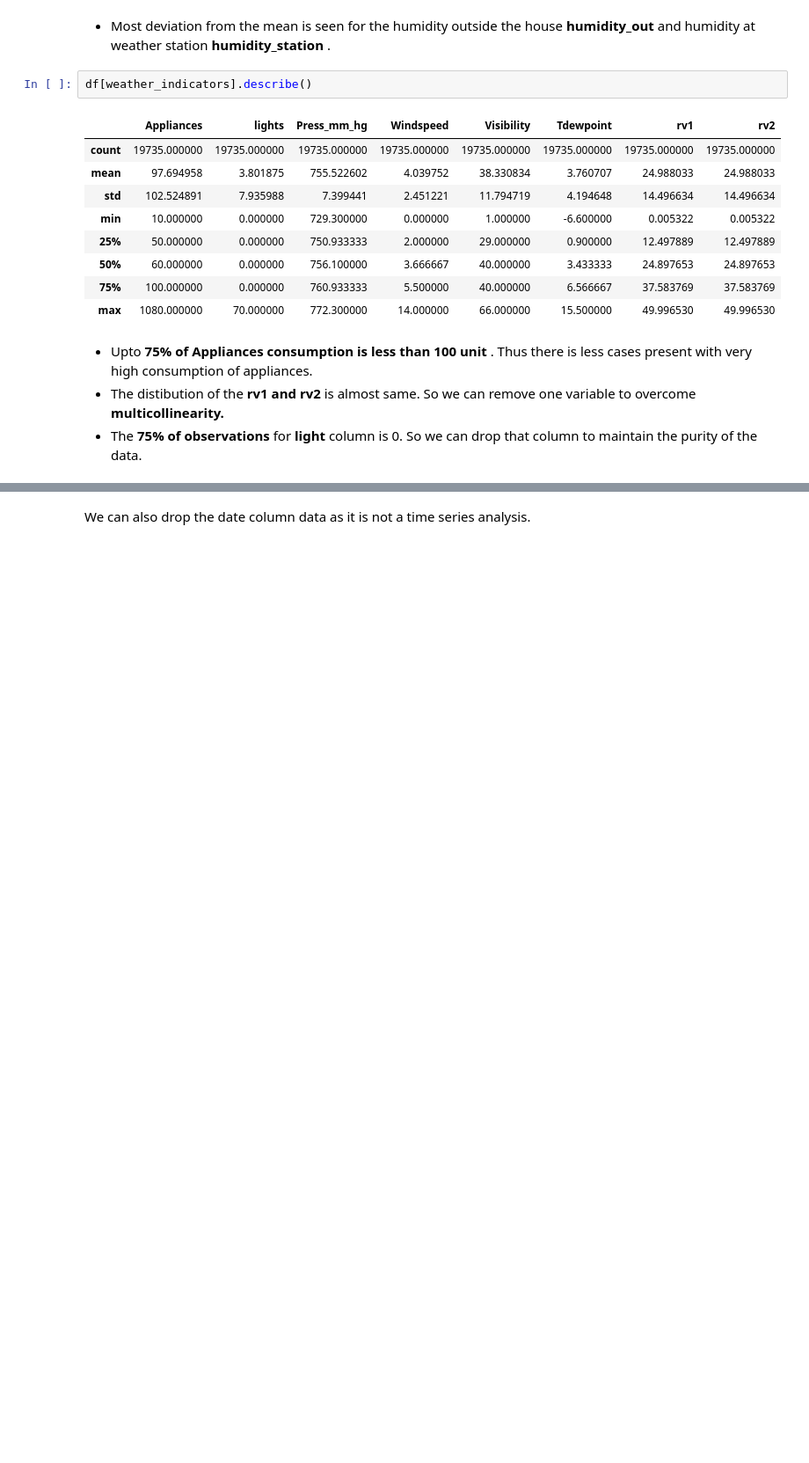
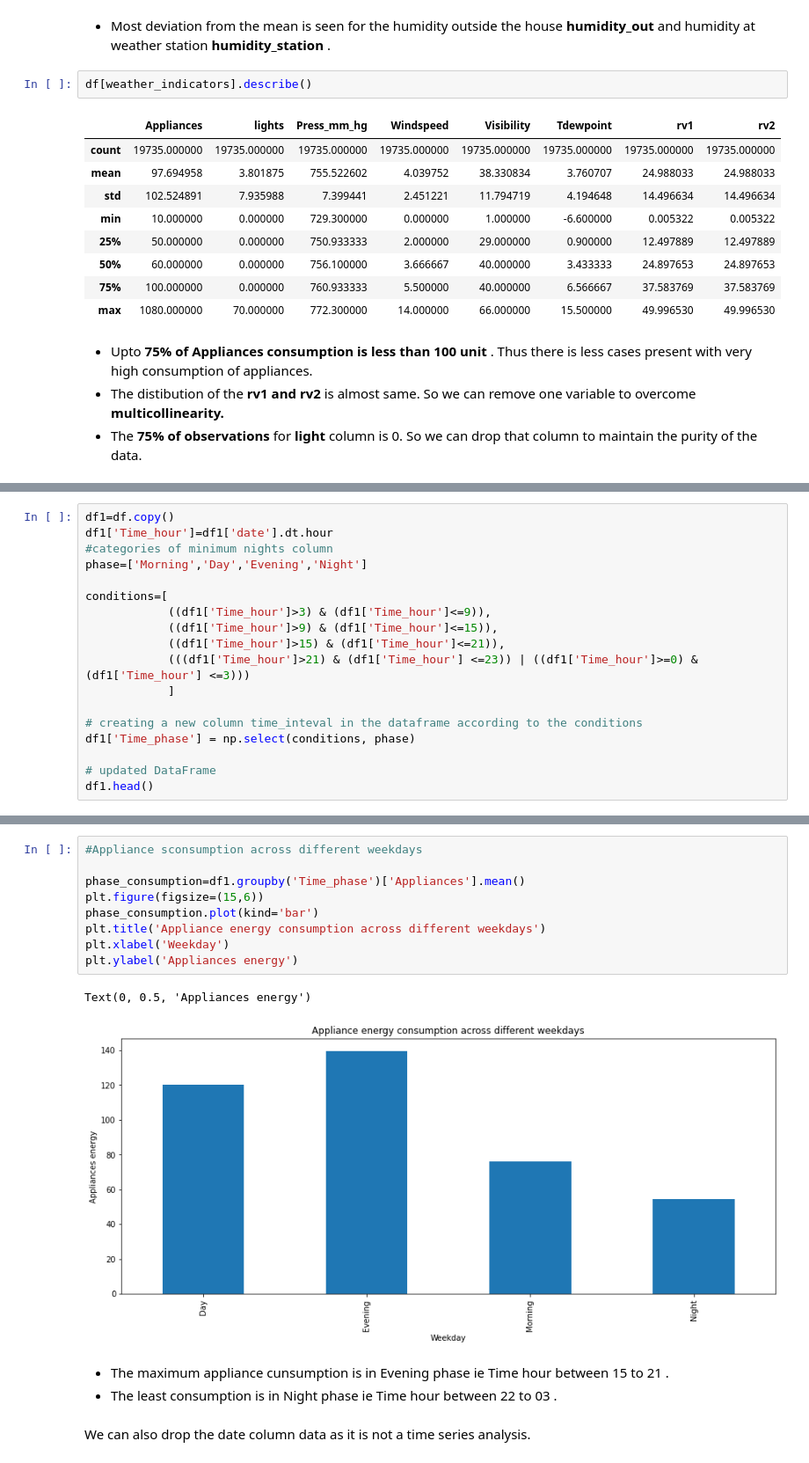
Before and after one commit to SuhelAnsari9272/Appliance-Energy-Prediction, a Jupyter notebook: Appliance_energy_Suhel.ipynb, the cells around one changed output, grey strips where cells are left out. Shown at 88% size. Cells and saved outputs as stored; diff of their text form; blank space fills up the shorter version.

```diff
--- a/Appliance_energy_Suhel.ipynb
+++ b/Appliance_energy_Suhel.ipynb
@@ -170,0 +211,18 @@ df[weather_indicators].describe()
+# %%
+df1=df.copy()
+df1['Time_hour']=df1['date'].dt.hour
+#categories of minimum nights column
+phase=['Morning','Day','Evening','Night']
+
+conditions=[
+            ((df1['Time_hour']>3) & (df1['Time_hour']<=9)),
+            ((df1['Time_hour']>9) & (df1['Time_hour']<=15)),
+            ((df1['Time_hour']>15) & (df1['Time_hour']<=21)),
+            (((df1['Time_hour']>21) & (df1['Time_hour'] <=23)) | ((df1['Time_hour']>=0) & (df1['Time_hour'] <=3)))
+            ]
+
+# creating a new column time_inteval in the dataframe according to the conditions
+df1['Time_phase'] = np.select(conditions, phase)
+
+# updated DataFrame
+df1.head()
@@ -171,3 +237,18 @@ df[weather_indicators].describe()
+# %%
+#Appliance sconsumption across different weekdays
+
+phase_consumption=df1.groupby('Time_phase')['Appliances'].mean()
+plt.figure(figsize=(15,6))
+phase_consumption.plot(kind='bar')
+plt.title('Appliance energy consumption across different weekdays')
+plt.xlabel('Weekday')
+plt.ylabel('Appliances energy')
+# %% [output]
+Text(0, 0.5, 'Appliances energy')
+[figure, added]
+# %% [markdown]
+* The maximum appliance cunsumption is in Evening phase ie Time hour between 15 to 21 .
+* The least consumption is in Night phase ie Time hour between 22 to 03 .
 # %% [markdown]
 We can also drop the date column data as it is not a time series analysis.
 # %%
```
Also changed, not shown: parts of 40 cells of this notebook.
